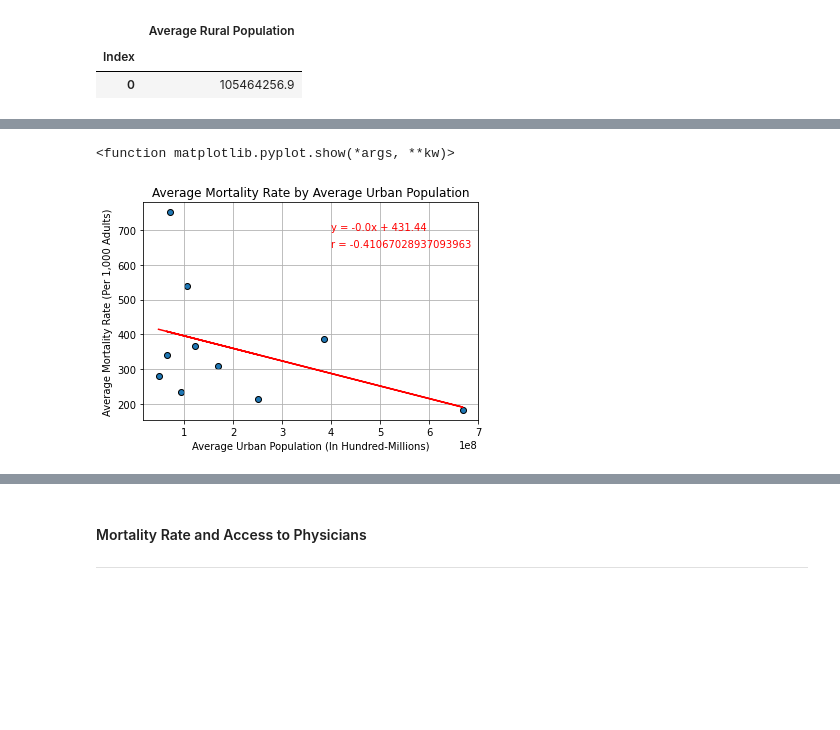
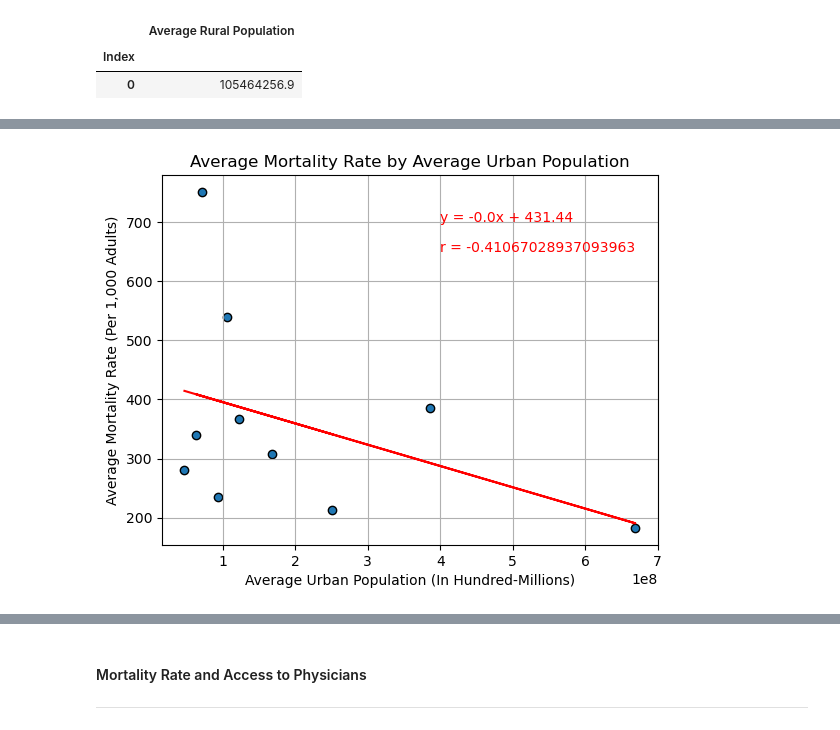
Before and after one commit to ralphy32/project_1, a Jupyter notebook: project1.ipynb, the cells around one changed output, grey strips where cells are left out. Saved outputs shown, nothing was run; the diff lists cells and outputs as text; code cells hidden in the pictures; blank space fills up the shorter version.

```diff
--- a/project1.ipynb
+++ b/project1.ipynb
@@ -310,27 +308,26 @@ plt.show
 # %%
 # Plot Average Mortality Rate by Average Urban Population
 x_values = sorted_urban_df["Average Urban Population"]
 y_values = sorted_urban_df["Average Mortality Rate (Per 1,000 Adults)"]
 plt.scatter(x_values,y_values, edgecolors="k")
 plt.title ("Average Mortality Rate by Average Urban Population")
 plt.xlabel ("Average Urban Population (In Hundred-Millions)")
 plt.ylabel ("Average Mortality Rate (Per 1,000 Adults)")
 plt.grid()
 
 # Linear regression
 (slope, intercept, rvalue, pvalue, stderr) = linregress(x_values, y_values)
 regress_values = x_values * slope + intercept
 plt.plot(x_values, regress_values, "r")
 
 # Annotate
 line_eq = "y = " + str(round(slope,2)) + "x + " + str(round(intercept,2))
 plt.annotate(line_eq,(400000000,700),color="red")
 plt.annotate(f'r = {rvalue}',(400000000, 650),color="r")
 
-plt.show
+plt.show()
 # %% [output]
-<function matplotlib.pyplot.show(*args, **kw)>
-[figure, old version]
+[figure, new version]
 # %%
 # Plot Average Mortality Rate by Average Rural Population
 x_values = sorted_urban_df["Average Rural Population"]
```
Also changed, not shown: parts of 4 cells of this notebook, 6 other files.
